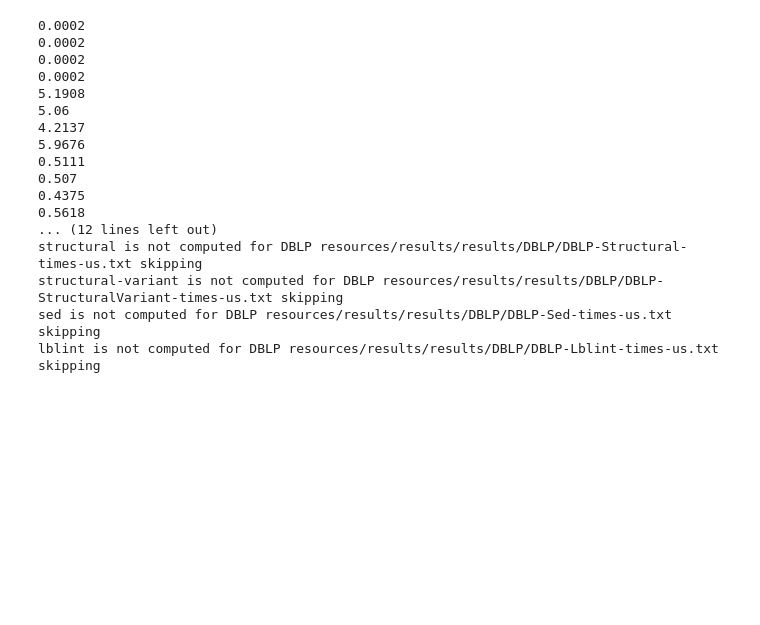
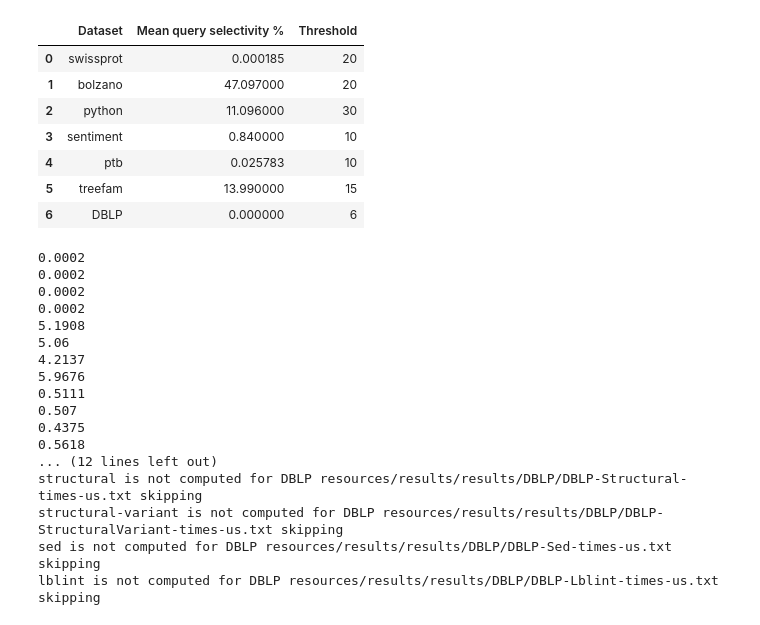
Before and after one commit to LukMRVC/tree-statistics, a Jupyter notebook: TED-viz.ipynb, the cells around one changed output. Cells and saved outputs as stored; diff of their text form; code cells hidden in the pictures; blank space fills up the shorter version.

```diff
--- a/TED-viz.ipynb
+++ b/TED-viz.ipynb
@@ -45,6 +45,18 @@ def load_dataset(dataset: str, threshold: int):
     return algorithm_times
 # %%
 tested_values= [('swissprot', 20), ('bolzano', 20), ('python', 30), ('sentiment', 10), ('ptb', 10), ('treefam', 15), ('DBLP', 6)]
+# %%
+selectivities = [('swissprot', 0.0001851, 20), ('bolzano', 47.097, 20), ('python', 11.096, 30), ('sentiment', 0.840, 10), ('ptb', 0.0257827, 10), ('treefam', 13.99, 15), ('DBLP', 0, 6)]
+pd.DataFrame.from_records(selectivities, columns=['Dataset', 'Mean query selectivity %', 'Threshold'])
+# %% [output]
+|  | Dataset | Mean query selectivity % | Threshold |
+| 0 | swissprot | 0.000185 | 20 |
+| 1 | bolzano | 47.097000 | 20 |
+| 2 | python | 11.096000 | 30 |
+| 3 | sentiment | 0.840000 | 10 |
+| 4 | ptb | 0.025783 | 10 |
+| 5 | treefam | 13.990000 | 15 |
+| 6 | DBLP | 0.000000 | 6 |
 # %%
 dataframes = dict()
 for ds, t in tested_values:
```
Also changed, not shown: parts of 5 cells of this notebook, 3 other files.
